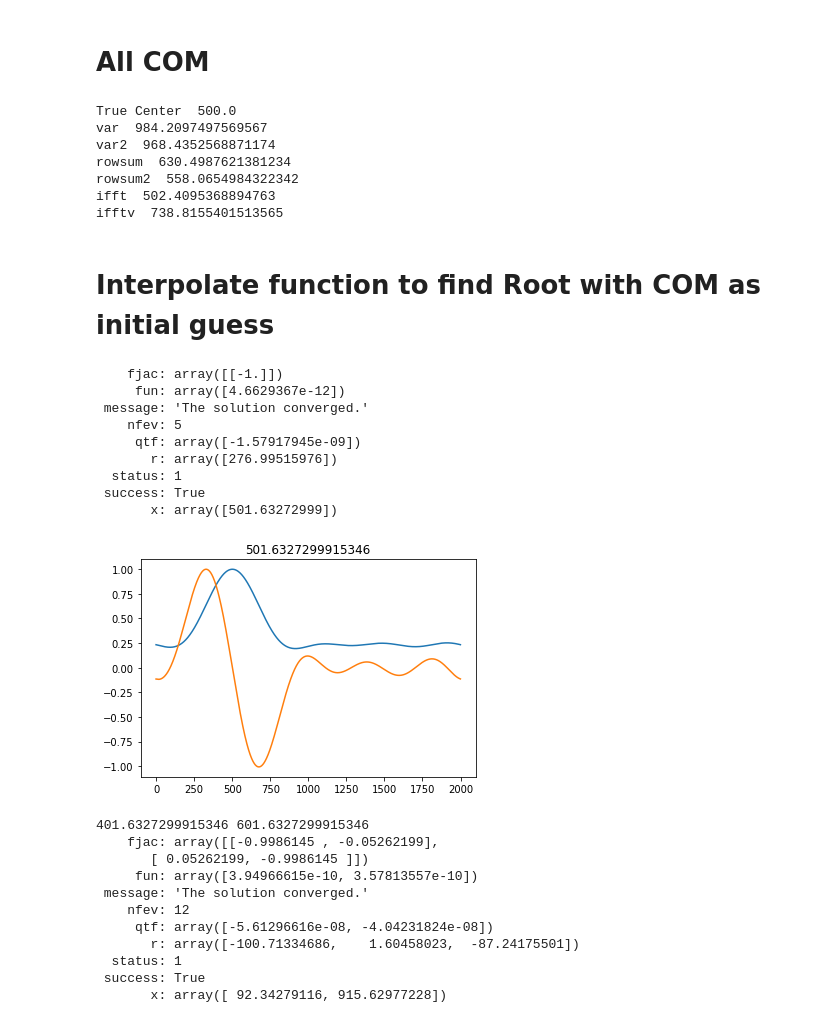
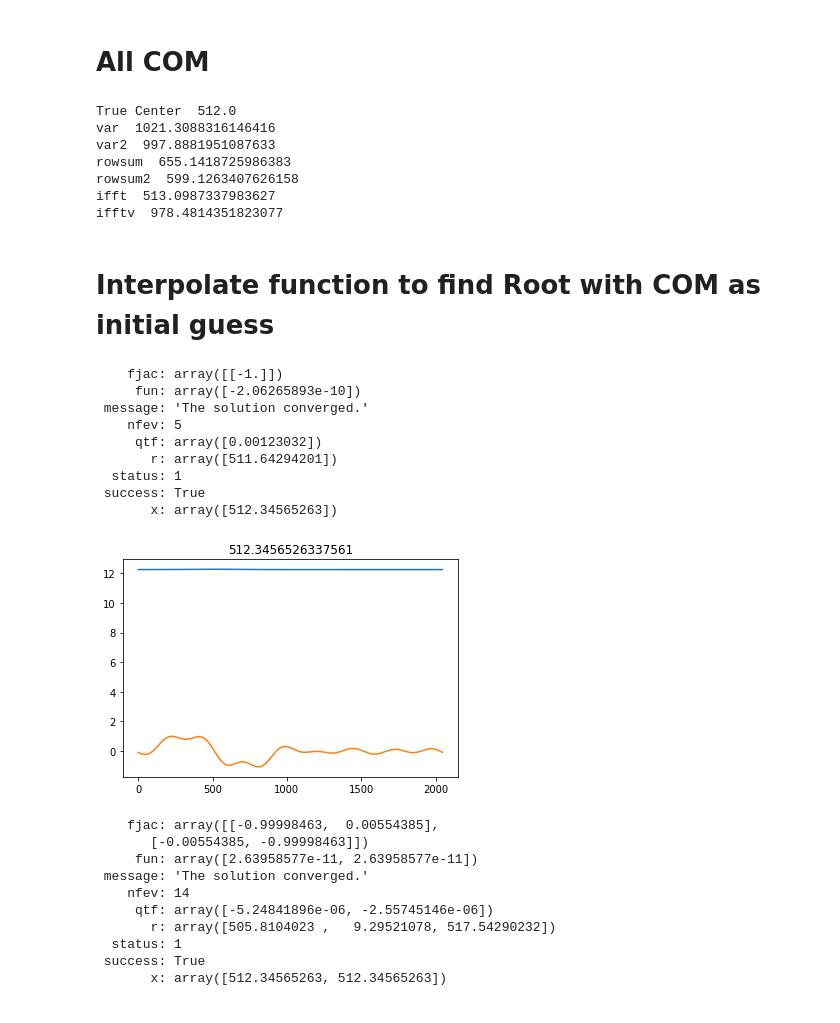
Before and after one commit to everettvacek/rotationCenter, a Jupyter notebook: rotationcenter.ipynb, the cells around one changed output. Saved outputs shown, nothing was run; the diff lists cells and outputs as text; code cells hidden in the pictures.

Commit message:
dont threshold before fft

```diff
--- a/rotationcenter.ipynb
+++ b/rotationcenter.ipynb
@@ -33,7 +33,7 @@ def add_noise(array, mean, std, multiplier):
 # %% [markdown]
 # Initialize Phantom
 # %%
-imshape = 1000
+imshape = 1024
 im = (imshape,imshape)
 offset = 100
 posa = int(imshape/2)-int(512/2)+offset
@@ -100,7 +100,7 @@ snr_resized = np.mean(sinogram_resized)/np.std(sinogram_resized)
 # %%
 #sum projections from sinogram to find rotation center (sym center)
 threshold_amount = 10 #increase threshold to remove off-feature noise
-fft_cutoff = 5 #decrease fft cutoff to reduce high frequencies
+fft_cutoff = 10 #decrease fft cutoff to reduce high frequencies
 
 rowsum = threshold_plot(np.sum(sinogram_shift, axis=1),threshold_amount)
 var = threshold_plot(np.std(sinogram_shift, axis=1),threshold_amount)
@@ -114,7 +114,7 @@ mean2 = threshold_plot(np.mean(sinogram_resized, axis=1),threshold_amount)
 
 #fft for row sum
 fft = np.fft.fft(np.sum(sinogram_shift, axis=1))
-plt.plot(fft)
+plt.plot(fft[0:10])
 plt.show()
 fft[fft_cutoff:]=0
 ifft = threshold_plot(np.fft.ifft(fft),threshold_amount)
@@ -133,7 +133,7 @@ fftv2[fft_cutoff:]=0
 ifftv2 = threshold_plot(np.fft.ifft(fftv2),threshold_amount)
 
 #Center of Mass (COM) guess at root
-COM = scipy.ndimage.measurements.center_of_mass(np.abs(ifft))[0]/len(ifft)*sinogram_shift.shape[0]
+COM = scipy.ndimage.measurements.center_of_mass(np.real(ifft))[0]/len(ifft)*sinogram_shift.shape[0]
 
 
 r = np.linspace(0,sinogram_shift.shape[0],sinogram_resized.shape[0])
@@ -146,10 +146,7 @@ else:
 plt.figure(figsize=(15,10))
 plt.suptitle('True Center: ' + str(true_center))
 plt.subplot(222)
-plt.title('ifft rowsum, center: ' +
-          str(scipy.ndimage.measurements.center_of_mass(np.abs(ifft))[0]/len(ifft)*sinogram_shift.shape[0])[0:5] +
-         '   ifft rowsum2, center: ' +
-          str(scipy.ndimage.measurements.center_of_mass(np.abs(ifft2))[0]/len(ifft2)*sinogram_shift.shape[0])[0:5])
+plt.title('ifft rowsum, center: ' + str(COM)[0:5])
 plt.plot(ifft)
 plt.plot(r,np.real(ifft2))
 
@@ -195,68 +192,68 @@ print('rowsum2 ', scipy.ndimage.measurements.center_of_mass(rowsum2)[0]/len(rows
 print('ifft ', scipy.ndimage.measurements.center_of_mass(np.abs(ifft))[0]/len(ifft)*sinogram_shift.shape[0])
 print('ifftv ', scipy.ndimage.measurements.center_of_mass(np.abs(ifftv))[0]/len(ifftv)*sinogram_shift.shape[0])
 # %% [output]
-True Center  500.0
-var  984.2097497569567
-var2  968.4352568871174
-rowsum  630.4987621381234
-rowsum2  558.0654984322342
-ifft  502.4095368894763
-ifftv  738.8155401513565
+True Center  512.0
+var  1021.3088316146416
+var2  997.8881951087633
+rowsum  655.1418725986383
+rowsum2  599.1263407626158
+ifft  513.0987337983627
+ifftv  978.4814351823077
 # %% [markdown]
 # Interpolate function to find Root with COM as initial guess
 # %%
 #Rethreshold to lower level and include more data
 threshold_amount = 5#increase threshold to remove off-feature noise
-fft_cutoff = 5 #decrease fft cutoff to reduce high frequencies
+fft_cutoff = 10 #decrease fft cutoff to reduce high frequencies
+fft_threshold = 1
 
 
 #Use COM to guess root
-rowsum_grad = threshold_plot(np.sum(sinogram_shift, axis=1),threshold_amount)
+rowsum_grad = np.sum(sinogram_shift, axis=1)
 
 #fft for row sum
-fft = np.fft.fft(rowsum) #np.sum(sinogram_shift, axis=1))
-fft[fft_cutoff:]=0
-ifft = np.fft.ifft(fft)#threshold_plot(np.fft.ifft(fft),threshold_amount)
+fft = np.fft.fft(rowsum_grad) #np.sum(sinogram_shift, axis=1))
+fft[fft_cutoff:]=0+0j
+ifft = np.fft.ifft(fft)#threshold_plot(np.fft.ifftshift((np.fft.ifft(fft))),fft_threshold)
 
 #Interpolate function and guess root
 x = np.linspace(0,len(np.gradient(np.real(ifft))),len(np.gradient(np.real(ifft))))
 f2 = interp1d(x, np.gradient(np.real(ifft)), kind='cubic')
 r0 =root(f2,COM)
 print(r0,'\n')
 
-plt.plot(np.real(ifft)/np.max(np.real(ifft)))
+plt.plot((np.real(ifft)-np.min(np.real(fft)))/np.max(np.real(ifft)))
 plt.plot(f2(x)/np.max(f2(x)))
 plt.title(r0['x'][0])
 plt.show()
 
-print(r0['x'][0]-100, r0['x'][0]+100)
+
 #find width of sinogram
-x = np.linspace(0,len(np.real(ifft)),len(np.real(ifft)))
+#x = np.linspace(0,len(np.gradient(np.real(ifft))),len(np.gradient(np.real(ifft))))
 f3 = interp1d(x, np.gradient(np.real(ifft)), kind='cubic')
 r12 =root(f3,[r0['x'][0]*.5,r0['x'][0]*1.5])
 print(r12)
 # %% [output]
     fjac: array([[-1.]])
-     fun: array([4.6629367e-12])
+     fun: array([-2.06265893e-10])
  message: 'The solution converged.'
     nfev: 5
-     qtf: array([-1.57917945e-09])
-       r: array([276.99515976])
+     qtf: array([0.00123032])
+       r: array([511.64294201])
   status: 1
  success: True
-       x: array([501.63272999])
+       x: array([512.34565263])
-[figure, old version]
+[figure, new version]
-401.6327299915346 601.6327299915346
-    fjac: array([[-0.9986145 , -0.05262199],
-       [ 0.05262199, -0.9986145 ]])
-     fun: array([3.94966615e-10, 3.57813557e-10])
+    fjac: array([[-0.99998463,  0.00554385],
+       [-0.00554385, -0.99998463]])
+     fun: array([2.63958577e-11, 2.63958577e-11])
  message: 'The solution converged.'
-    nfev: 12
-     qtf: array([-5.61296616e-08, -4.04231824e-08])
-       r: array([-100.71334686,    1.60458023,  -87.24175501])
+    nfev: 14
+     qtf: array([-5.24841896e-06, -2.55745146e-06])
+       r: array([505.8104023 ,   9.29521078, 517.54290232])
   status: 1
  success: True
-       x: array([ 92.34279116, 915.62977228])
+       x: array([512.34565263, 512.34565263])
 # %%
 center_of_rotation = r0['x'][0]
 sino_range = (int(np.floor(r12['x'][0])),int(np.ceil(r12['x'][1])))
```
Also changed, not shown: parts of 7 cells of this notebook.
